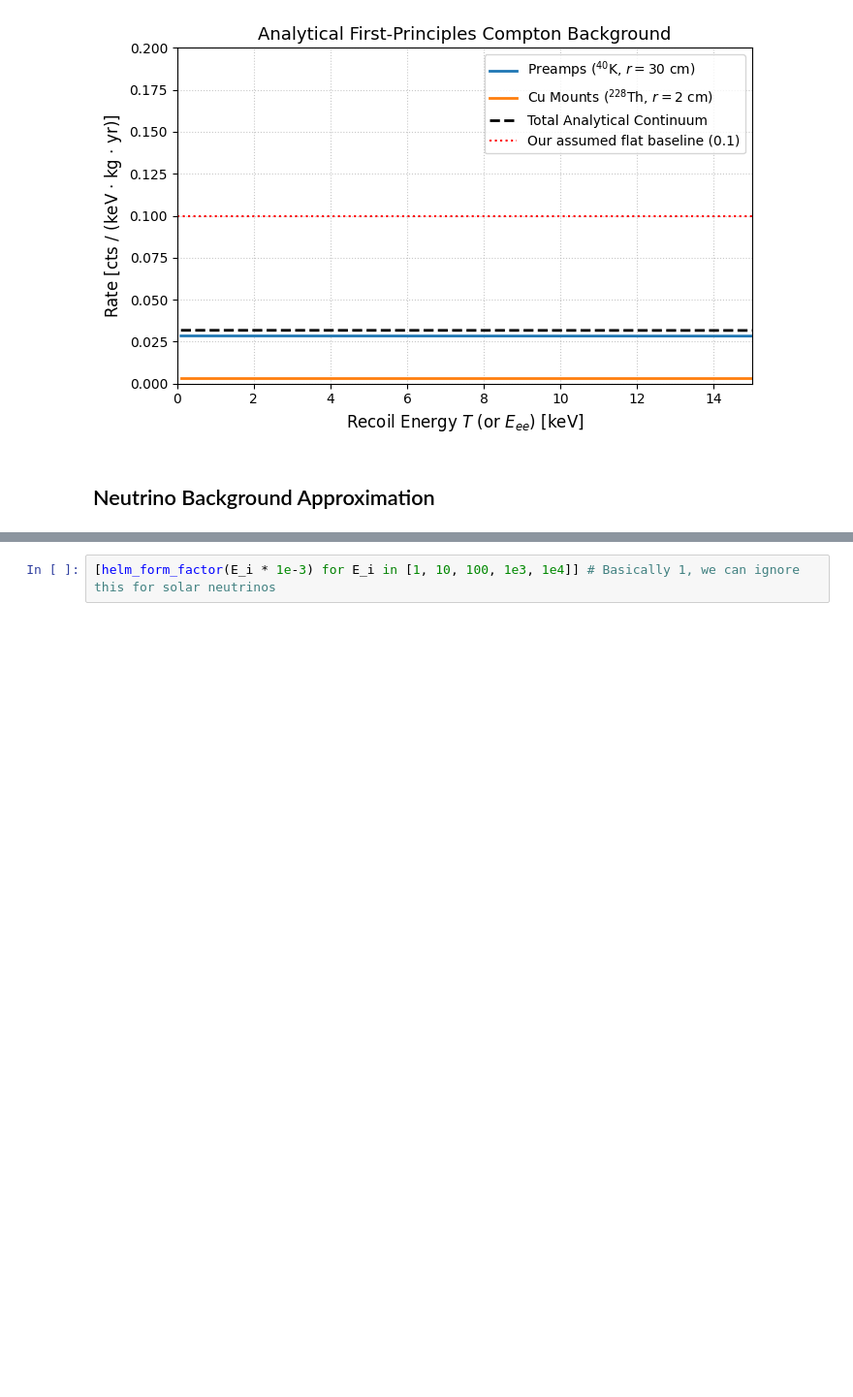
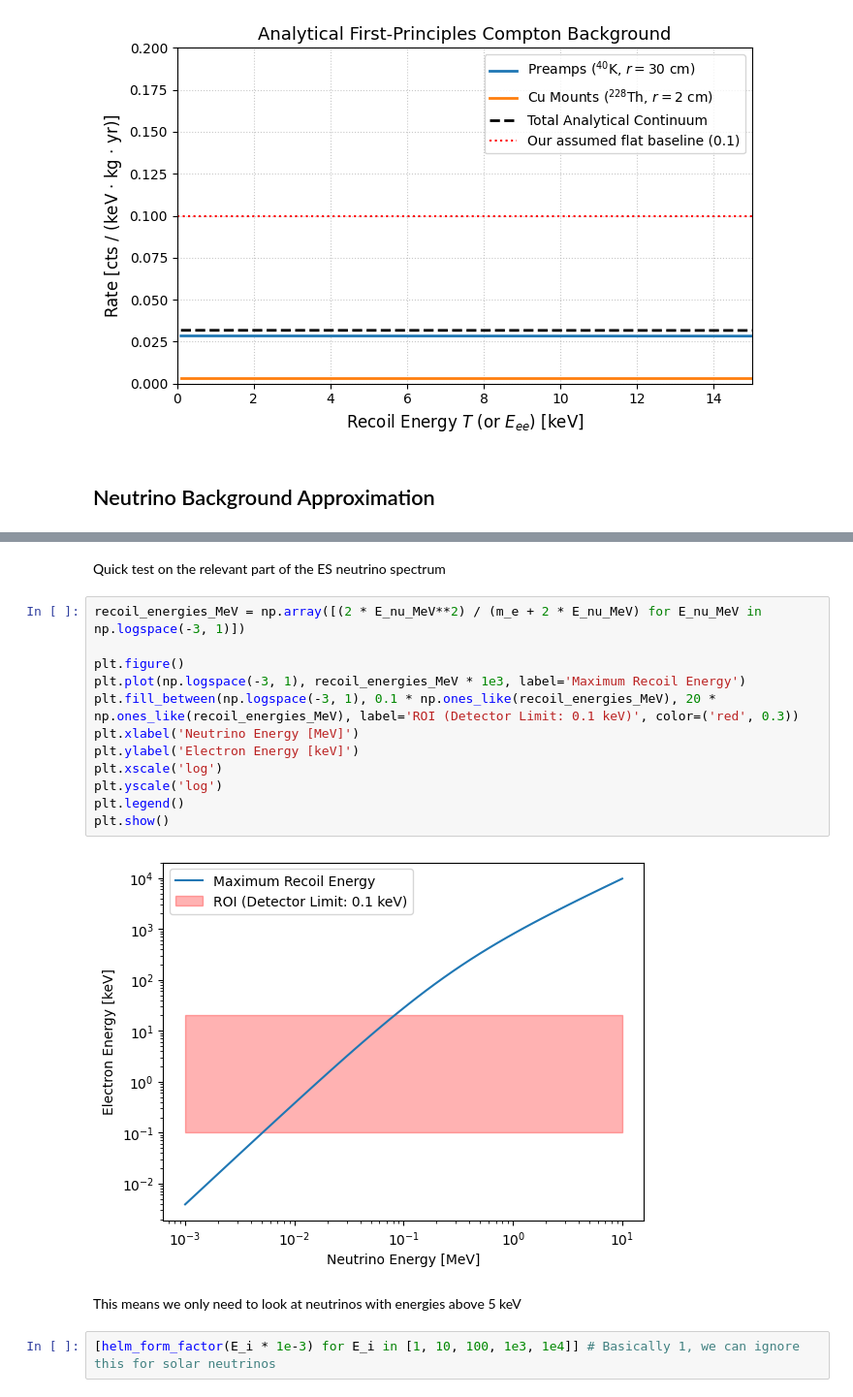
Before and after one commit to tiagocamison/WIMP-LEGEND, a Jupyter notebook: WIMP_O1_spectrum.ipynb, the cells around one changed output, grey strips where cells are left out. Shown at 97% size. Drawn from its saved outputs; the diff is of its cells as text; blank space fills up the shorter version.

Commit message:
Added rough neutrino background estimates (CEvNS, ES)

```diff
--- a/WIMP_O1_spectrum.ipynb
+++ b/WIMP_O1_spectrum.ipynb
@@ -1417,3 +1424,21 @@ plt.show()
+# %% [markdown]
+Quick test on the relevant part of the ES neutrino spectrum
+# %%
+recoil_energies_MeV = np.array([(2 * E_nu_MeV**2) / (m_e + 2 * E_nu_MeV) for E_nu_MeV in np.logspace(-3, 1)])
+
+plt.figure()
+plt.plot(np.logspace(-3, 1), recoil_energies_MeV * 1e3, label='Maximum Recoil Energy')
+plt.fill_between(np.logspace(-3, 1), 0.1 * np.ones_like(recoil_energies_MeV), 20 * np.ones_like(recoil_energies_MeV), label='ROI (Detector Limit: 0.1 keV)', color=('red', 0.3))
+plt.xlabel('Neutrino Energy [MeV]')
+plt.ylabel('Electron Energy [keV]')
+plt.xscale('log')
+plt.yscale('log')
+plt.legend()
+plt.show()
+# %% [output]
+[figure, added]
+# %% [markdown]
+This means we only need to look at neutrinos with energies above 5 keV
 # %%
 [helm_form_factor(E_i * 1e-3) for E_i in [1, 10, 100, 1e3, 1e4]] # Basically 1, we can ignore this for solar neutrinos
 # %% [output]
```
Also changed, not shown: parts of 9 cells of this notebook.
